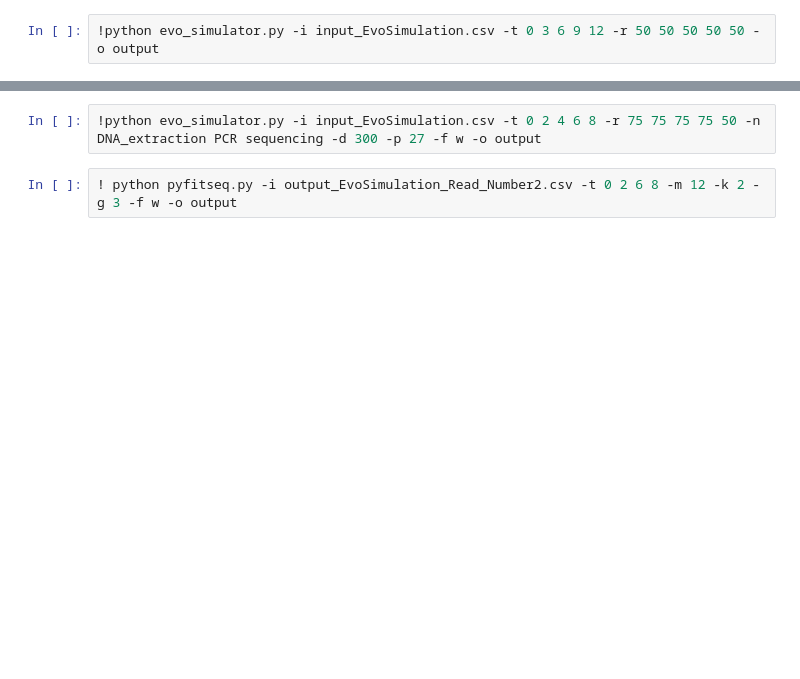
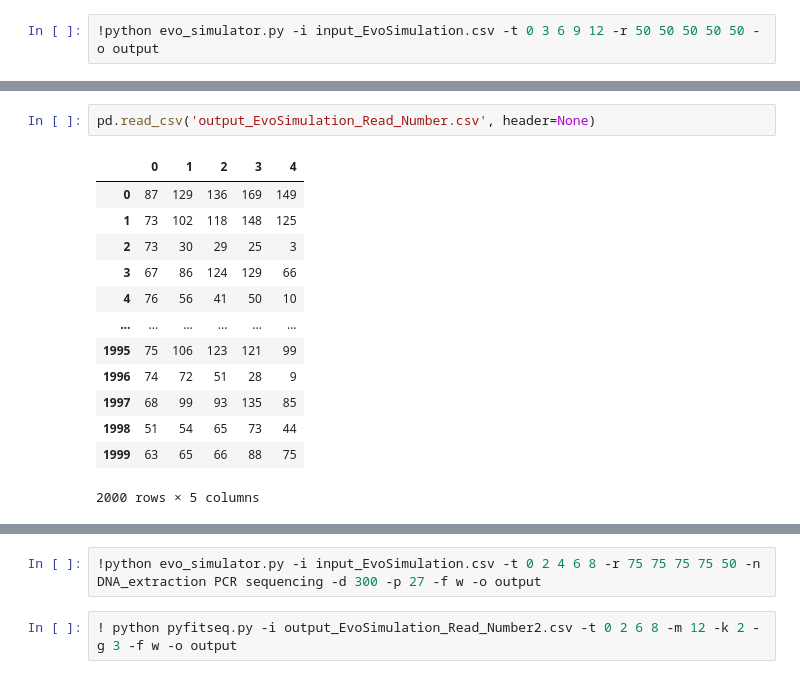
Before and after one commit to FangfeiLi05/PyFitSeq, a Jupyter notebook: PyFitSeq_Walk_Through.ipynb, the cells around one changed output, grey strips where cells are left out. Saved outputs shown, nothing was run; the diff lists cells and outputs as text; blank space fills up the shorter version.

```diff
--- a/PyFitSeq_Walk_Through.ipynb
+++ b/PyFitSeq_Walk_Through.ipynb
@@ -8,0 +84,16 @@ Iteration 3: -30193.67554684678
+# %%
+pd.read_csv('output_EvoSimulation_Read_Number.csv', header=None)
+# %% [output]
+|  | 0 | 1 | 2 | 3 | 4 |
+| 0 | 87 | 129 | 136 | 169 | 149 |
+| 1 | 73 | 102 | 118 | 148 | 125 |
+| 2 | 73 | 30 | 29 | 25 | 3 |
+| 3 | 67 | 86 | 124 | 129 | 66 |
+| 4 | 76 | 56 | 41 | 50 | 10 |
+| ... | ... | ... | ... | ... | ... |
+| 1995 | 75 | 106 | 123 | 121 | 99 |
+| 1996 | 74 | 72 | 51 | 28 | 9 |
+| 1997 | 68 | 99 | 93 | 135 | 85 |
+| 1998 | 51 | 54 | 65 | 73 | 44 |
+| 1999 | 63 | 65 | 66 | 88 | 75 |
+2000 rows × 5 columns
```
Also changed, not shown: parts of 13 cells of this notebook, 3 other files.
